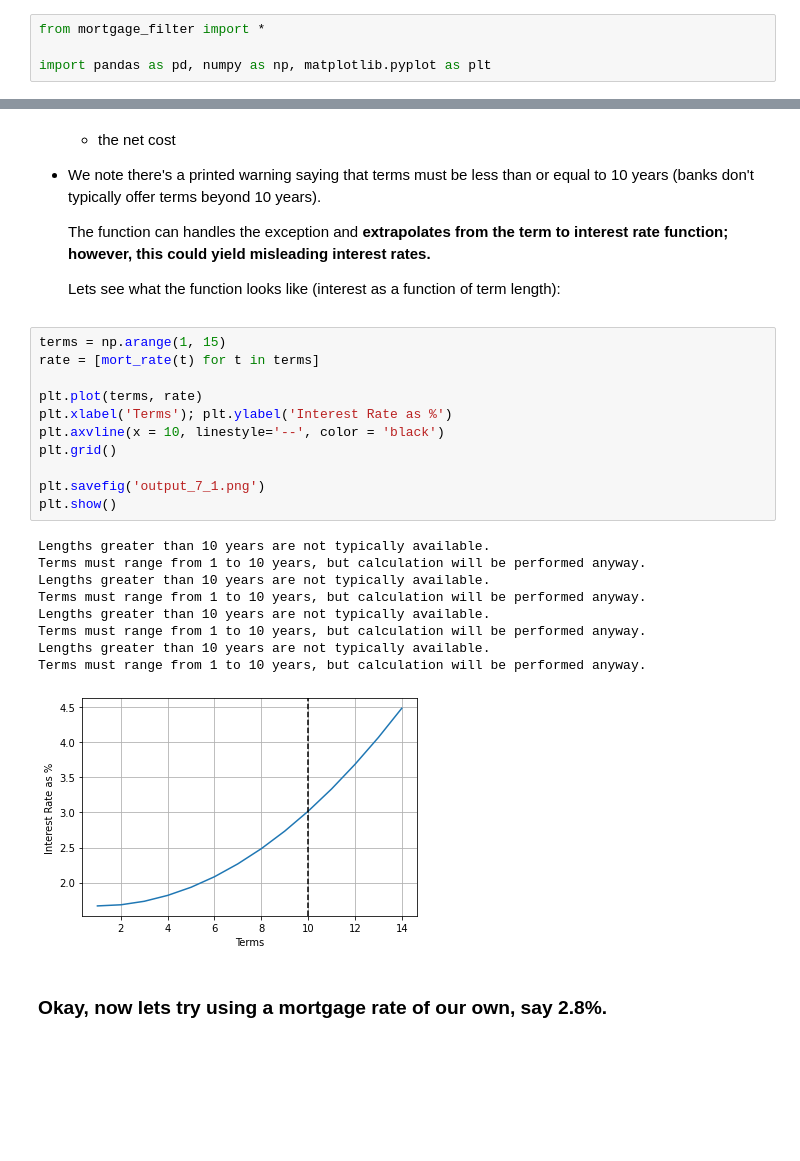
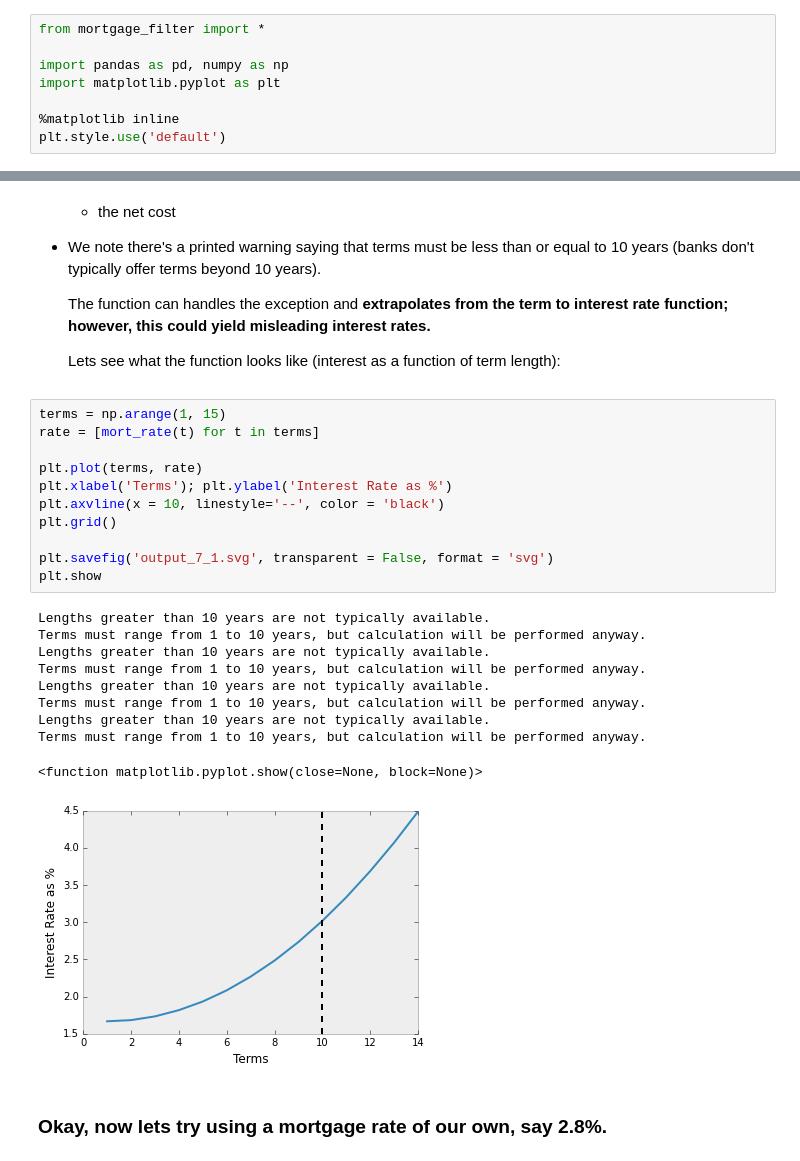
Before and after one commit to lukavuko/mortgage-filter-package, a Jupyter notebook: demo/Demo.ipynb, the cells around one changed output, grey strips where cells are left out. Cells and saved outputs as stored; diff of their text form; blank space fills up the shorter version.

Commit message:
changed image type

```diff
--- a/demo/Demo.ipynb
+++ b/demo/Demo.ipynb
@@ -7,7 +7,11 @@ Lets start by importing the package and any associated packages.
 # %%
 from mortgage_filter import *
 
-import pandas as pd, numpy as np, matplotlib.pyplot as plt
+import pandas as pd, numpy as np
+import matplotlib.pyplot as plt
+
+%matplotlib inline
+plt.style.use('default')
 # %% [markdown]
 ### Demo Data: Average housing prices by area in and around Vancouver, British Columbia
 
@@ -71,24 +75,25 @@ You can afford 5 properties from the 25 you've provided.
 # %%
 terms = np.arange(1, 15)
 rate = [mort_rate(t) for t in terms]
 
 plt.plot(terms, rate)
 plt.xlabel('Terms'); plt.ylabel('Interest Rate as %')
 plt.axvline(x = 10, linestyle='--', color = 'black')
 plt.grid()
 
-plt.savefig('output_7_1.png')
-plt.show()
+plt.savefig('output_7_1.svg', transparent = False, format = 'svg')
+plt.show
 # %% [output]
 Lengths greater than 10 years are not typically available.
 Terms must range from 1 to 10 years, but calculation will be performed anyway.
 Lengths greater than 10 years are not typically available.
 Terms must range from 1 to 10 years, but calculation will be performed anyway.
 Lengths greater than 10 years are not typically available.
 Terms must range from 1 to 10 years, but calculation will be performed anyway.
 Lengths greater than 10 years are not typically available.
 Terms must range from 1 to 10 years, but calculation will be performed anyway.
+<function matplotlib.pyplot.show(close=None, block=None)>
-[figure, old version]
+[figure, new version]
 # %% [markdown]
 ### Okay, now lets try using a mortgage rate of our own, say 2.8%.
 # %%
```
Also changed, not shown: parts of 4 cells of this notebook, 10 other files.
